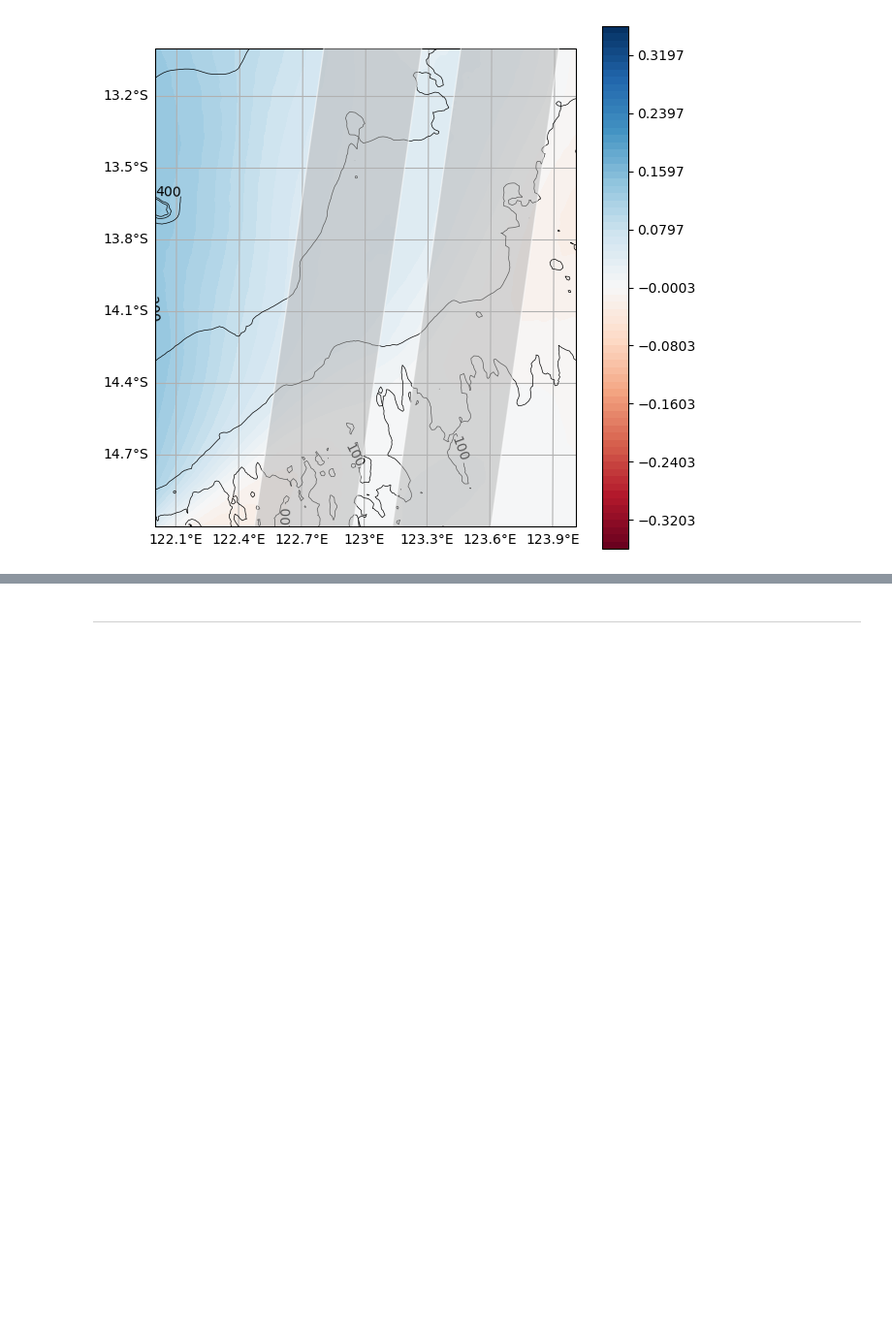
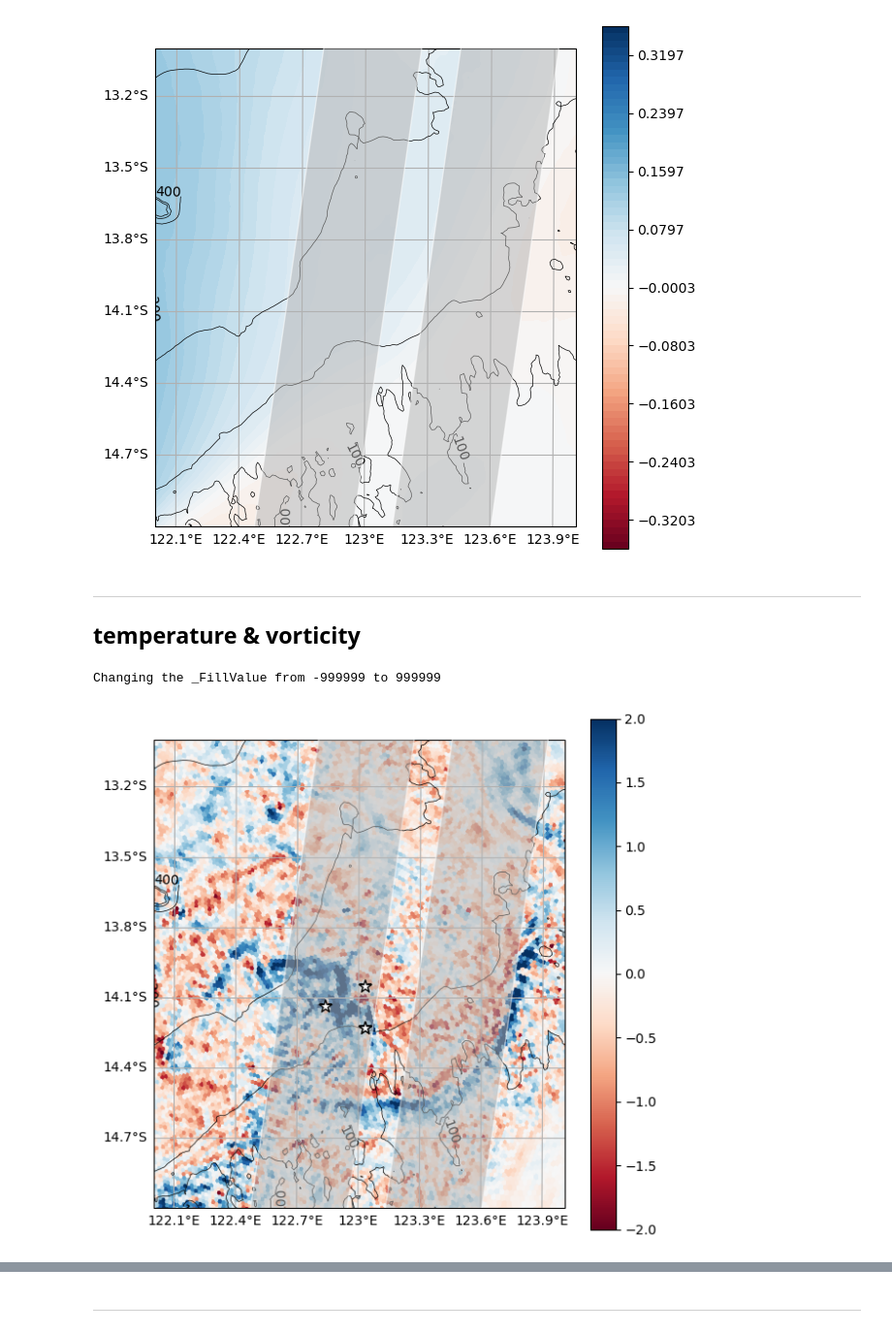
Before and after one commit to ahmaddroobi99/nwa, a Jupyter notebook: snapshot.ipynb, the cells around one changed output, grey strips where cells are left out. Shown at 97% size. Drawn from its saved outputs; the diff is of its cells as text; code cells hidden in the pictures; blank space fills up the shorter version.

```diff
--- a/snapshot.ipynb
+++ b/snapshot.ipynb
@@ -68,3 +65,47 @@ _, _, tri, cbar = grd.suntans.contourf(da, clevs=lvls, cmap="RdBu", transform=cr
 # %% [output]
 Changing the _FillValue from -999999 to 999999
 [figure]
+# %% [markdown]
+---
+
+## temperature & vorticity
+# %%
+start, end = "2013/09/02 00:00", "2013/09/04 00:00"
+di = 6
+
+start, end, di = None, None, 24*30
+
+zoom = "cp_large"
+# %%
+ds, grd = nwa.load_surf()
+f = pin.geo.coriolis(ds.yv)
+
+if start is not None and end is not None:
+    ds = ds.sel(time=slice(start, end))
+ds = ds.isel(time=slice(0, None, di))
+
+# add deformations
+zarr = os.path.join(nwa.suntans_dir, f"suntans_2km_surf_gradients")
+dsd = xr.open_zarr(zarr)
+
+if start is not None and end is not None:
+    dsd = dsd.sel(time=slice(start, end))
+dsd = dsd.isel(time=slice(0, None, di))
+
+ds["vorticity"] = (dsd["dvcdx"] - dsd["ducdy"])/f
+ds["divergence"] = (dsd["ducdx"] + dsd["dvcdy"])/f
+ds["grad_temp"] = np.sqrt(dsd["dtempdx"]**2 + dsd["dtempdy"]**2)
+
+#dsd["strain_normal"] = dsd["ducdx"] - dsd["dvcdy"]
+#dsd["strain_shear"] = dsd["dvcdx"] + dsd["ducdy"]
+# %%
+ds = ds.persist()
+# %%
+_ds = ds.isel(time=4)
+# %%
+fig, ax = nwa.map_init(zoom, bathy=(grd, ds))
+nwa.plot_moorings(ax)
+_, _, poly, cbar = grd.suntans.plotcelldata(_ds.vorticity, vmin=-2., vmax=2., cmap='RdBu', crs=crs)
+# %% [output]
+Changing the _FillValue from -999999 to 999999
+[figure, added]
```
Also changed, not shown: parts of 6 cells of this notebook, 12 other files.
